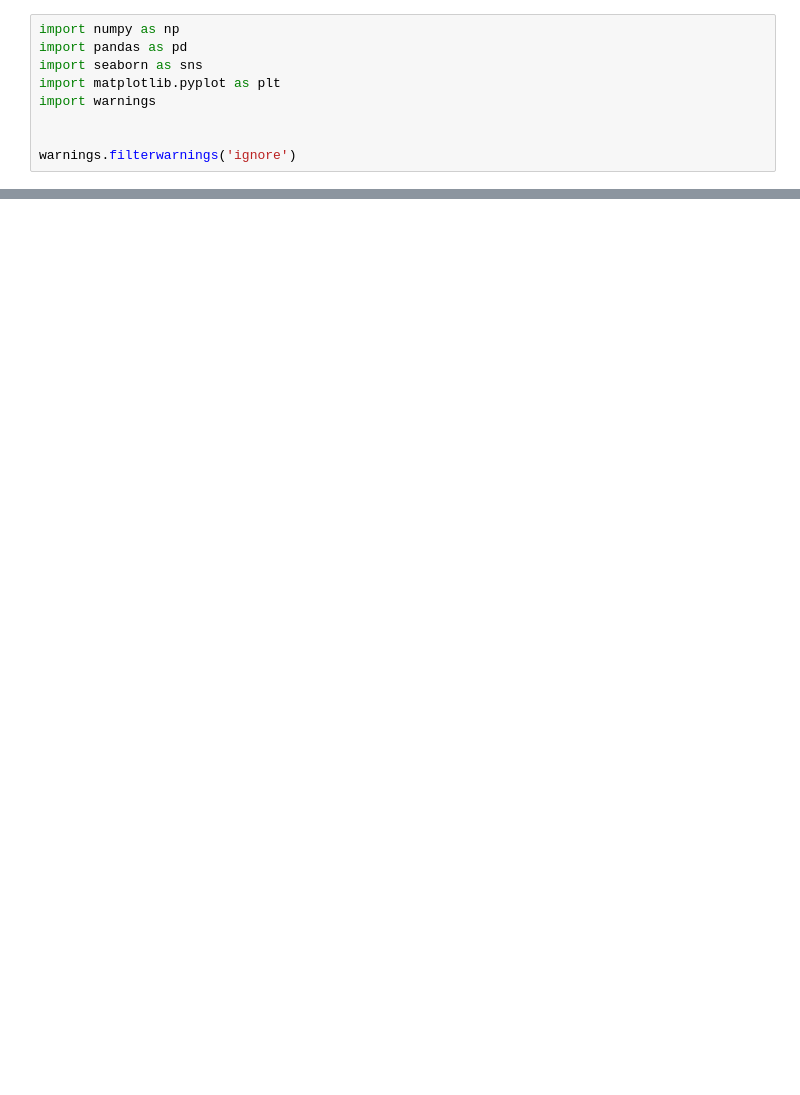
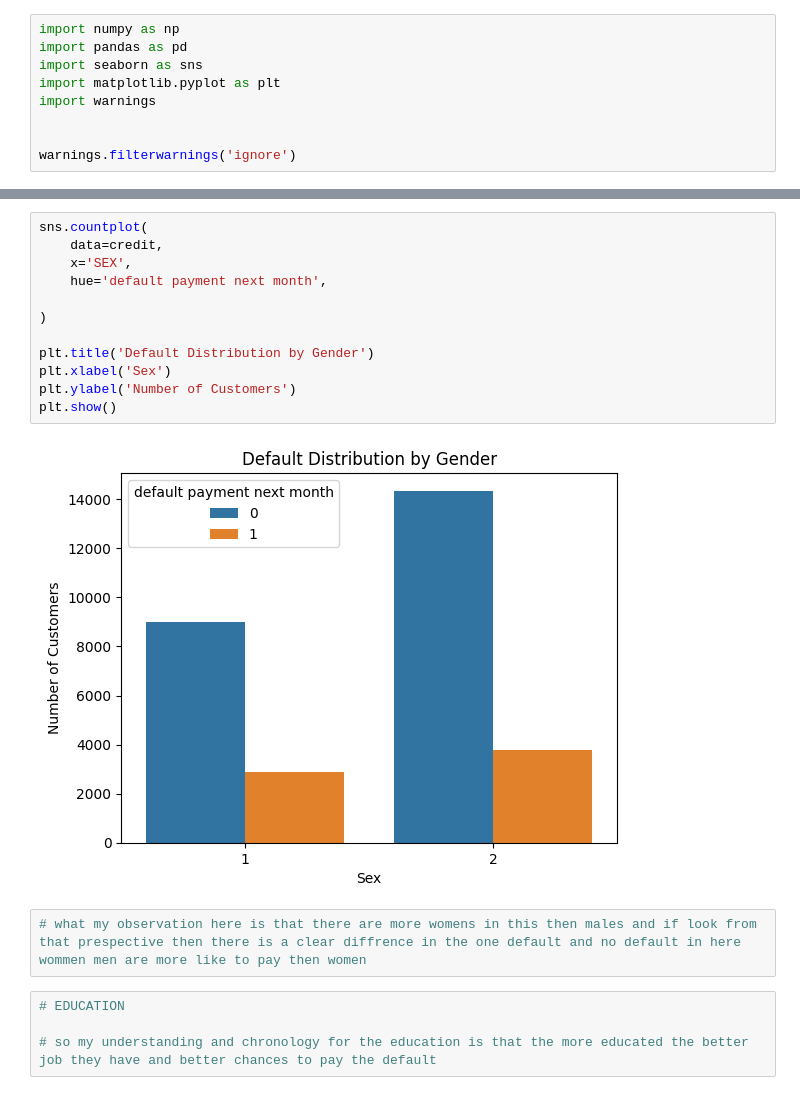
Before and after one commit to mohammedDhinojwala/credit-card-default-random-forest, a Jupyter notebook: Credit_Card_Default_DT.ipynb, the cells around one changed output, grey strips where cells are left out. Cells and saved outputs as stored; diff of their text form; blank space fills up the shorter version.

```diff
--- a/Credit_Card_Default_DT.ipynb
+++ b/Credit_Card_Default_DT.ipynb
@@ -13,0 +164,20 @@ UnicodeDecodeError: 'utf-8' codec can't decode byte 0xd0 in position 0: invalid
+# %%
+sns.countplot(
+    data=credit,
+    x='SEX',
+    hue='default payment next month',
+
+)
+
+plt.title('Default Distribution by Gender')
+plt.xlabel('Sex')
+plt.ylabel('Number of Customers')
+plt.show()
+# %% [output]
+[figure, added]
+# %%
+# what my observation here is that there are more womens in this then males and if look from that prespective then there is a clear diffrence in the one default and no default in here wommen men are more like to pay then women
+# %%
+# EDUCATION
+
+# so my understanding and chronology for the education is that the more educated the better job they have and better chances to pay the default
```
Also changed, not shown: parts of 25 cells of this notebook.
